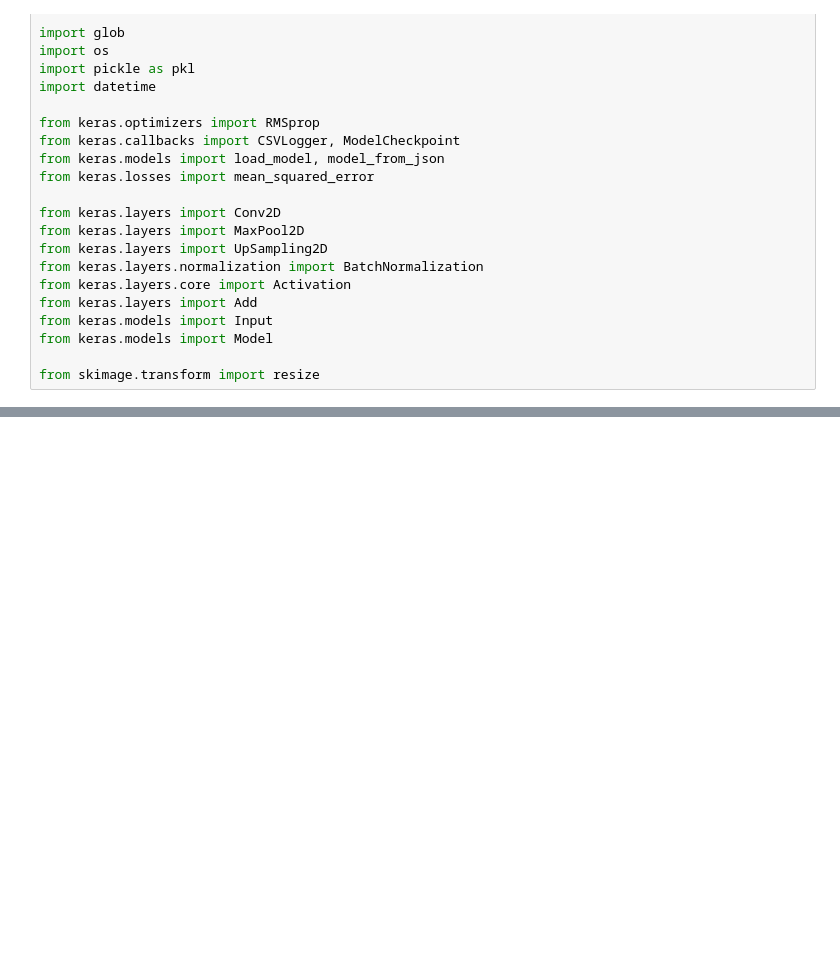
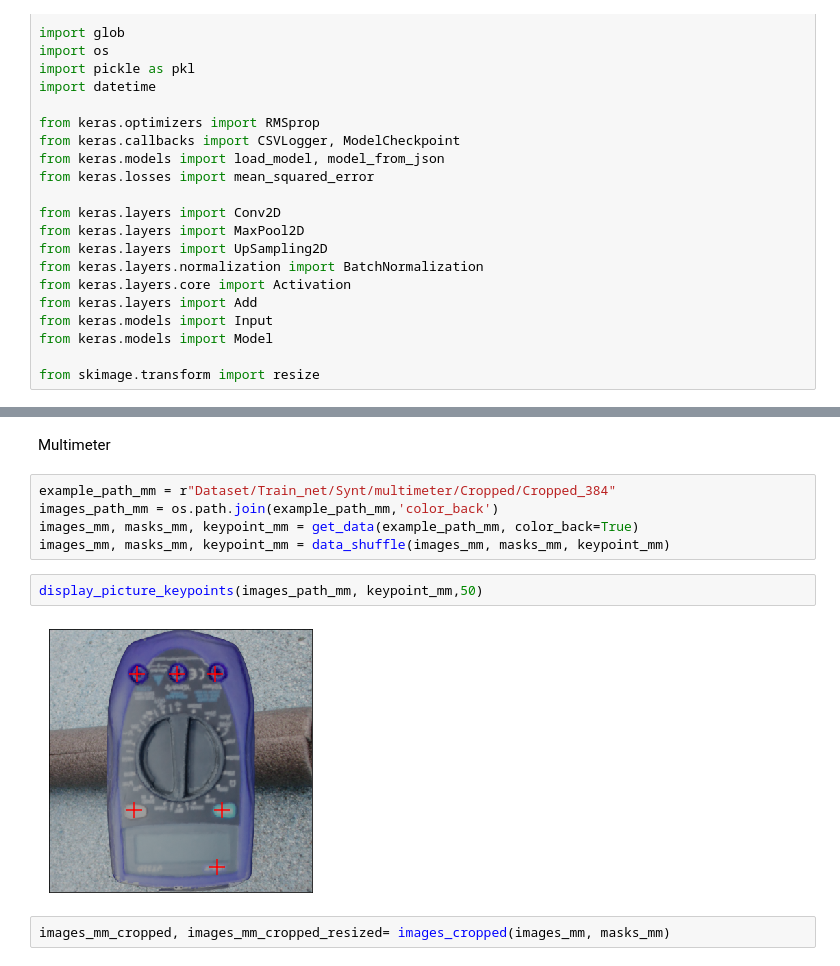
Before and after one commit to smastein/UM--projekt, a Jupyter notebook: Untitled.ipynb, the cells around one changed output, grey strips where cells are left out. Drawn from its saved outputs; the diff is of its cells as text; blank space fills up the shorter version.

```diff
--- a/Untitled.ipynb
+++ b/Untitled.ipynb
@@ -460,0 +367,13 @@ for i in range(10):
+# %% [markdown]
+Multimeter
+# %%
+example_path_mm = r"Dataset/Train_net/Synt/multimeter/Cropped/Cropped_384"
+images_path_mm = os.path.join(example_path_mm,'color_back')
+images_mm, masks_mm, keypoint_mm = get_data(example_path_mm, color_back=True)
+images_mm, masks_mm, keypoint_mm = data_shuffle(images_mm, masks_mm, keypoint_mm)
+# %%
+display_picture_keypoints(images_path_mm, keypoint_mm,50)
+# %% [output]
+[figure, added]
+# %%
+images_mm_cropped, images_mm_cropped_resized= images_cropped(images_mm, masks_mm)
```
Also changed, not shown: parts of 45 cells of this notebook.
